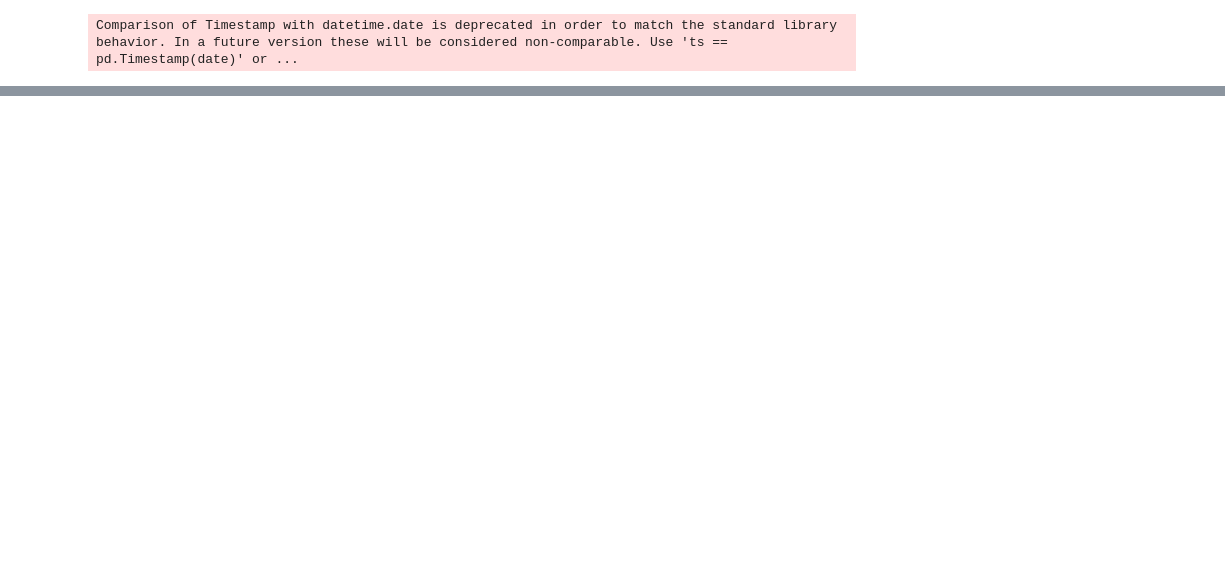
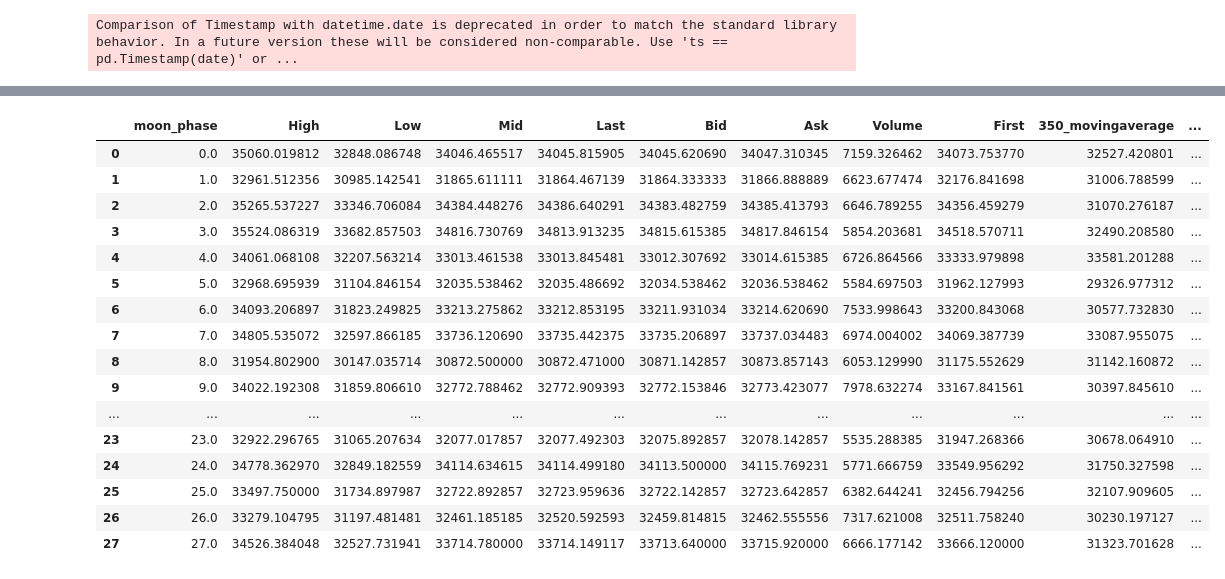
Before and after one commit to mgebele/crypto_charts_stats, a Jupyter notebook: test_2023.ipynb, the cells around one changed output, grey strips where cells are left out. Drawn from its saved outputs; the diff is of its cells as text; code cells hidden in the pictures; blank space fills up the shorter version.

```diff
--- a/test_2023.ipynb
+++ b/test_2023.ipynb
@@ -396,3 +401,37 @@ fig_net_liq.update_layout(
 
 fig_net_liq.update_yaxes(title_text="BTC & SP500", secondary_y=True)
 fig_net_liq.show()
+# %%
+import warnings
+warnings.filterwarnings("ignore")
+from astral import moon
+import datetime
+
+# take the data_SP500 index and iterate over it to get the moon phase for each day
+# the make a new df out of it called df_moon_phase
+df_moon_phase = pd.DataFrame()
+for i in data_SP500.index:
+    df_moon_phase = df_moon_phase.append({"date": i, "moon_phase": moon.phase(i)}, ignore_index=True)
+
+df_moon_phase["moon_phase"] = df_moon_phase["moon_phase"].astype(int)
+df_moon_phase["date"] = pd.to_datetime(df_moon_phase["date"])
+df_moon_phase["date"] = df_moon_phase["date"].dt.date
+df_moon_phase = df_moon_phase.set_index("date")
+
+# check the relationship between moon phase and btcusd_data
+# merge sp500 with moon phase
+btcusd_data_and_moon_phase = pd.merge(
+    btcusd_data, df_moon_phase, left_index=True, right_index=True, how='left')
+btcusd_data_and_moon_phase = btcusd_data_and_moon_phase.dropna()
+btcusd_data_and_moon_phase["350_movingaverage"] = pd.Series.rolling(
+    btcusd_data_and_moon_phase["Last"], window=350, min_periods=1).mean()
+btcusd_data_and_moon_phase["111_movingaverage"] = pd.Series.rolling(
+    btcusd_data_and_moon_phase["Last"], window=111, min_periods=1).mean()
+
+# calculat the daily price change for btcusd_data_and_moon_phase in percentage
+btcusd_data_and_moon_phase["daily_price_change"] = btcusd_data_and_moon_phase["Last"].pct_change()
+btcusd_data_and_moon_phase["daily_price_change"] = btcusd_data_and_moon_phase["daily_price_change"].fillna(0)
+# calculat the daily price change for btcusd_data_and_moon_phase in absolut values
+btcusd_data_and_moon_phase["daily_price_change_abs"] = btcusd_data_and_moon_phase["Last"].diff()
+btcusd_data_and_moon_phase["daily_price_change_abs"] = btcusd_data_and_moon_phase["daily_price_change_abs"].fillna(0)
+btcusd_data_and_moon_phase
@@ -398,0 +453,24 @@ fig_net_liq.show()
+# %%
+# now we want the relationship of the moon_phase column on the daily_price_change and daily_price_change_abs column
+# we group by the moon_phase column and calculate the mean of the daily_price_change and daily_price_change_abs column
+btcusd_data_and_moon_phase_grouped = btcusd_data_and_moon_phase.groupby("moon_phase").mean()
+btcusd_data_and_moon_phase_grouped = btcusd_data_and_moon_phase_grouped.reset_index()
+btcusd_data_and_moon_phase_grouped
+# %% [output]
+|  | moon_phase | High | Low | Mid | Last | Bid | Ask | Volume | First | 350_movingaverage | ... |
+| 0 | 0.0 | 35060.019812 | 32848.086748 | 34046.465517 | 34045.815905 | 34045.620690 | 34047.310345 | 7159.326462 | 34073.753770 | 32527.420801 | ... |
+| 1 | 1.0 | 32961.512356 | 30985.142541 | 31865.611111 | 31864.467139 | 31864.333333 | 31866.888889 | 6623.677474 | 32176.841698 | 31006.788599 | ... |
+| 2 | 2.0 | 35265.537227 | 33346.706084 | 34384.448276 | 34386.640291 | 34383.482759 | 34385.413793 | 6646.789255 | 34356.459279 | 31070.276187 | ... |
+| 3 | 3.0 | 35524.086319 | 33682.857503 | 34816.730769 | 34813.913235 | 34815.615385 | 34817.846154 | 5854.203681 | 34518.570711 | 32490.208580 | ... |
+| 4 | 4.0 | 34061.068108 | 32207.563214 | 33013.461538 | 33013.845481 | 33012.307692 | 33014.615385 | 6726.864566 | 33333.979898 | 33581.201288 | ... |
+| 5 | 5.0 | 32968.695939 | 31104.846154 | 32035.538462 | 32035.486692 | 32034.538462 | 32036.538462 | 5584.697503 | 31962.127993 | 29326.977312 | ... |
+| 6 | 6.0 | 34093.206897 | 31823.249825 | 33213.275862 | 33212.853195 | 33211.931034 | 33214.620690 | 7533.998643 | 33200.843068 | 30577.732830 | ... |
+| 7 | 7.0 | 34805.535072 | 32597.866185 | 33736.120690 | 33735.442375 | 33735.206897 | 33737.034483 | 6974.004002 | 34069.387739 | 33087.955075 | ... |
+| 8 | 8.0 | 31954.802900 | 30147.035714 | 30872.500000 | 30872.471000 | 30871.142857 | 30873.857143 | 6053.129990 | 31175.552629 | 31142.160872 | ... |
+| 9 | 9.0 | 34022.192308 | 31859.806610 | 32772.788462 | 32772.909393 | 32772.153846 | 32773.423077 | 7978.632274 | 33167.841561 | 30397.845610 | ... |
+| ... | ... | ... | ... | ... | ... | ... | ... | ... | ... | ... | ... |
+| 23 | 23.0 | 32922.296765 | 31065.207634 | 32077.017857 | 32077.492303 | 32075.892857 | 32078.142857 | 5535.288385 | 31947.268366 | 30678.064910 | ... |
+| 24 | 24.0 | 34778.362970 | 32849.182559 | 34114.634615 | 34114.499180 | 34113.500000 | 34115.769231 | 5771.666759 | 33549.956292 | 31750.327598 | ... |
+| 25 | 25.0 | 33497.750000 | 31734.897987 | 32722.892857 | 32723.959636 | 32722.142857 | 32723.642857 | 6382.644241 | 32456.794256 | 32107.909605 | ... |
+| 26 | 26.0 | 33279.104795 | 31197.481481 | 32461.185185 | 32520.592593 | 32459.814815 | 32462.555556 | 7317.621008 | 32511.758240 | 30230.197127 | ... |
+| 27 | 27.0 | 34526.384048 | 32527.731941 | 33714.780000 | 33714.149117 | 33713.640000 | 33715.920000 | 6666.177142 | 33666.120000 | 31323.701628 | ... |
```
Also changed, not shown: parts of 11 cells of this notebook, 6 other files.
